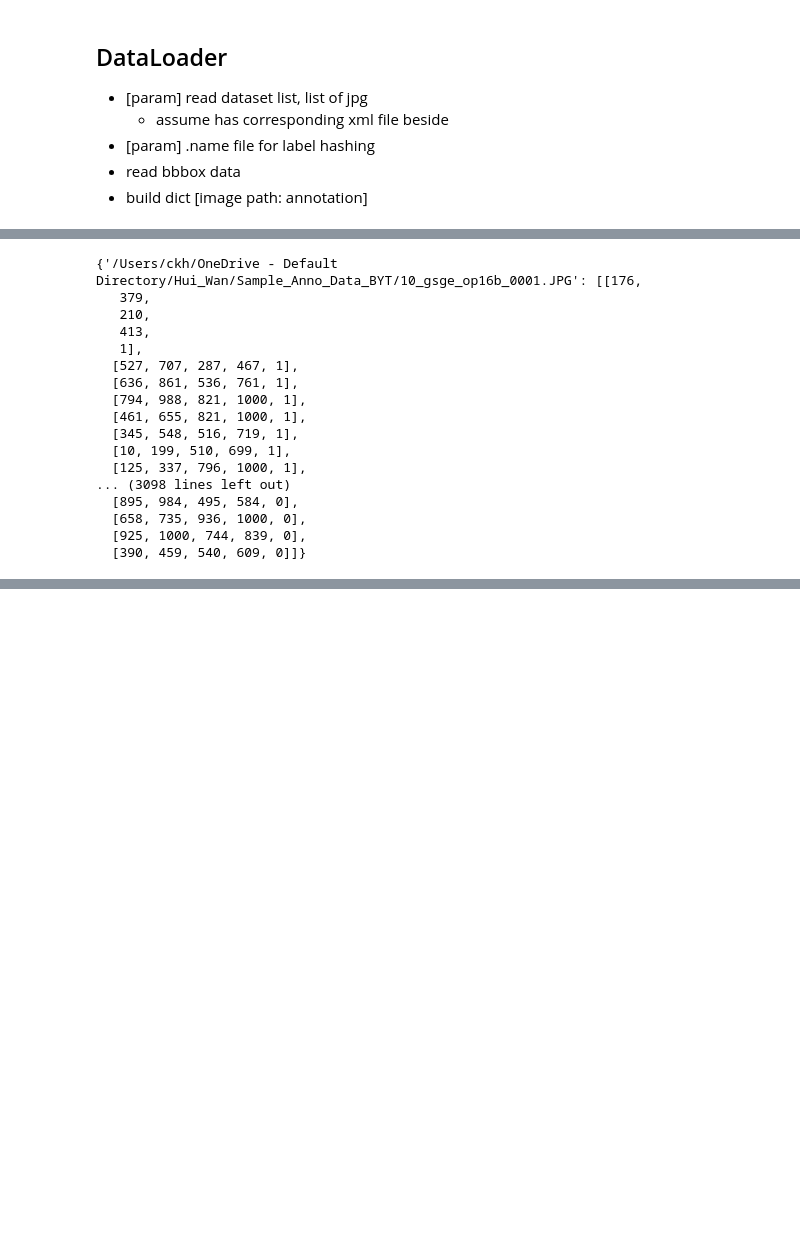
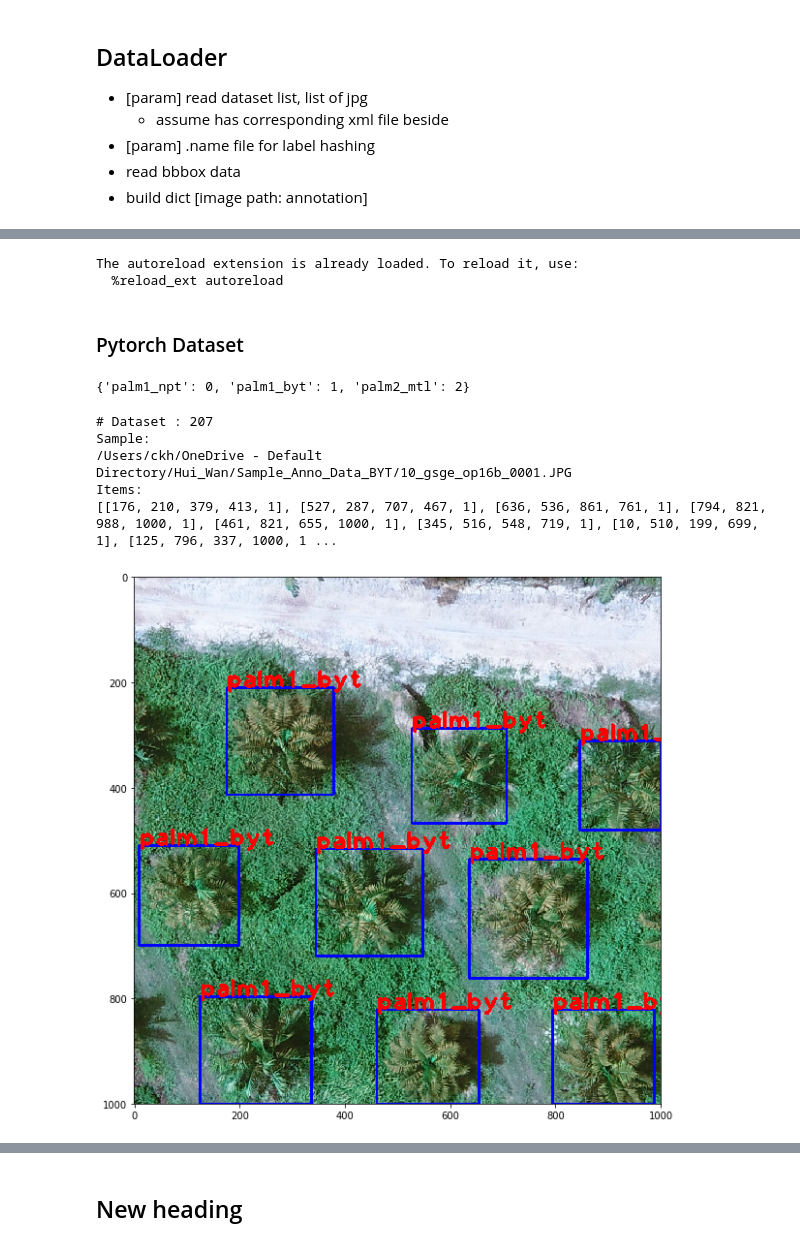
Before and after one commit to ckhui/poladrone_nb, a Jupyter notebook: Custom DataLoader.ipynb, the cells around one changed output, grey strips where cells are left out. Cells and saved outputs as stored; diff of their text form; code cells hidden in the pictures; blank space fills up the shorter version.

```diff
--- a/Custom DataLoader.ipynb
+++ b/Custom DataLoader.ipynb
@@ -13,12 +15,21 @@ import cv2
 import sys
 import numpy as np
 import os
+import matplotlib
 import matplotlib.pyplot as plt
 
 from voc_io import *
 
 %load_ext autoreload
 %autoreload 2
+
+%matplotlib inline
+matplotlib.rcParams['figure.figsize'] = (15, 10)
+# %% [output]
+The autoreload extension is already loaded. To reload it, use:
+  %reload_ext autoreload
+# %% [markdown]
+### Pytorch Dataset
 # %%
 class Detection_dataset(Dataset):
     def __init__(self, image_paths, cfg=None):
@@ -28,6 +39,7 @@ class Detection_dataset(Dataset):
 
         names = ["palm1_npt", "palm1_byt", "palm2_mtl"]
         self.names = {name:i for i,name in enumerate(names)}
+        self.id_names = {i: name for i,name in enumerate(names)}
 
         truth = {}
         f = open(image_paths, 'r', encoding='utf-8')
@@ -52,37 +64,64 @@ class Detection_dataset(Dataset):
     def extend_name(self, name):
         newId = len(self.names.keys())
         self.names[name] = newId
+        self.id_names[newId] = name
         print("Added Missing Name: %d, %s"%(newId, name))
         return newId
 
     def __getitem__(self, index):
         img_path = list(self.truth.keys())[index]
         bboxes = np.array(self.truth.get(img_path), dtype=np.float)
+
 #         img_path = os.path.join(self.cfg.dataset_dir, img_path)
+
+        ## read image
+        img = cv2.imread(img_path)
+
+        ## augmentation
+        out_img = img
+        out_bboxes = bboxes
+
+        ## return: img_tensor, annotation
+        return out_img, out_bboxes
 
 
     def __len__(self):
         return len(self.truth.keys())
+
+    def visualize(self, index):
+        img_src, bboxes = self[index]
+
+        img = img_src.copy()
+        for b in bboxes:
+            b = list(map(int,b))
+            cv2.rectangle(img, (b[0],b[1]), (b[2],b[3]), (0,0,255), 4)
+            text = self.id_names[b[4]]
+            cv2.putText(img, text, (b[0],b[1]), cv2.FONT_HERSHEY_PLAIN, 3, (255,0,0), 5)
+
+        plt.figure()
+        plt.imshow(img)
 # %%
 data_list = "/Users/ckh/OneDrive - Default Directory/Hui_Wan/train.txt"
 dataset = Detection_dataset(data_list)
 # %%
-dataset.truth
+dataset.names
 # %% [output]
-{'/Users/ckh/OneDrive - Default Directory/Hui_Wan/Sample_Anno_Data_BYT/10_gsge_op16b_0001.JPG': [[176,
-   379,
-   210,
-   413,
-   1],
-  [527, 707, 287, 467, 1],
-  [636, 861, 536, 761, 1],
-  [794, 988, 821, 1000, 1],
-  [461, 655, 821, 1000, 1],
-  [345, 548, 516, 719, 1],
-  [10, 199, 510, 699, 1],
-  [125, 337, 796, 1000, 1],
-... (3098 lines left out)
-  [895, 984, 495, 584, 0],
-  [658, 735, 936, 1000, 0],
-  [925, 1000, 744, 839, 0],
-  [390, 459, 540, 609, 0]]}
+{'palm1_npt': 0, 'palm1_byt': 1, 'palm2_mtl': 2}
+# %%
+print("# Dataset :", len(dataset.truth))
+
+print("Sample: ")
+key = list(dataset.truth.keys())[0]
+print(key)
+print("Items: ")
+print(dataset.truth[key])
+
+dataset.visualize(0)
+dataset.visualize(1)
+# %% [output]
+# Dataset : 207
+Sample:
+/Users/ckh/OneDrive - Default Directory/Hui_Wan/Sample_Anno_Data_BYT/10_gsge_op16b_0001.JPG
+Items:
+[[176, 210, 379, 413, 1], [527, 287, 707, 467, 1], [636, 536, 861, 761, 1], [794, 821, 988, 1000, 1], [461, 821, 655, 1000, 1], [345, 516, 548, 719, 1], [10, 510, 199, 699, 1], [125, 796, 337, 1000, 1 ...
+[figure, added]
@@ -88,0 +129,2 @@ dataset.truth
+# %% [markdown]
+## New heading
```
Also changed, not shown: parts of 2 cells of this notebook, 1 other file.
